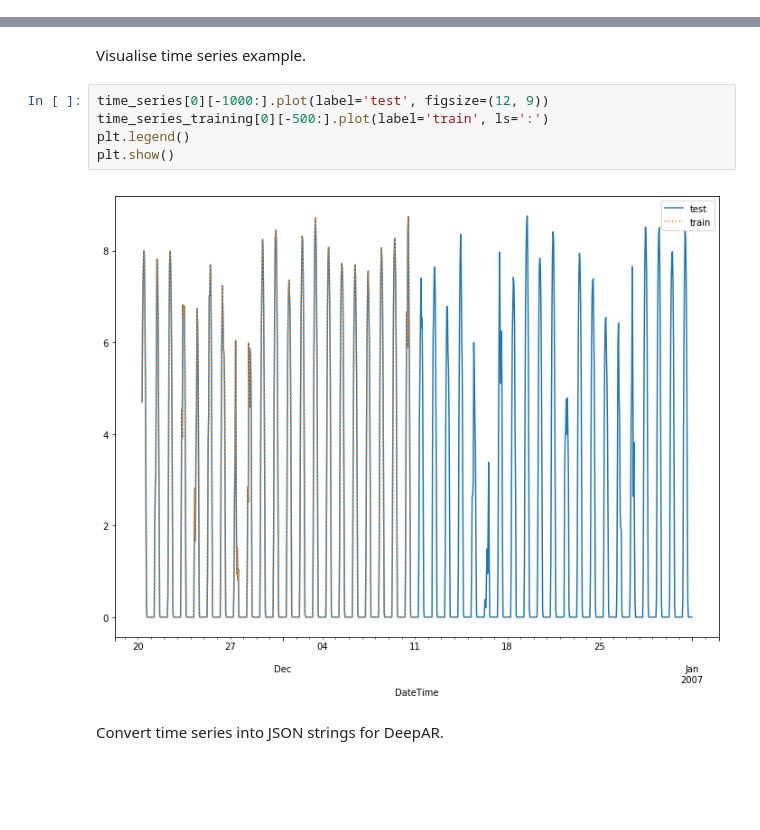
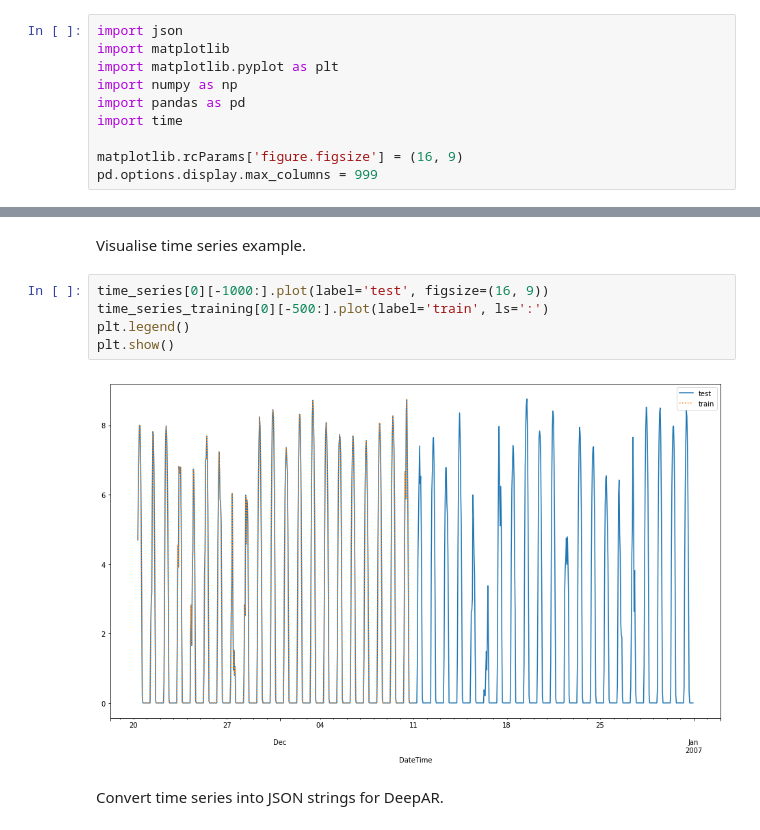
Before and after one commit to AidanCooper/forecasting, a Jupyter notebook: DeepAR/california-solar-power.ipynb, the cells around one changed output, grey strips where cells are left out. Saved outputs shown, nothing was run; the diff lists cells and outputs as text; blank space fills up the shorter version.

```diff
--- a/DeepAR/california-solar-power.ipynb
+++ b/DeepAR/california-solar-power.ipynb
@@ -14,3 +7,13 @@ import matplotlib.pyplot as plt
+# %%
+import json
+import matplotlib
+import matplotlib.pyplot as plt
+import numpy as np
+import pandas as pd
+import time
+
+matplotlib.rcParams['figure.figsize'] = (16, 9)
+pd.options.display.max_columns = 999
 # %%
 import boto3
 import s3fs
@@ -81,12 +84,12 @@ for ts in df.columns:
 # %% [markdown]
 Visualise time series example.
 # %%
-time_series[0][-1000:].plot(label='test', figsize=(12, 9))
+time_series[0][-1000:].plot(label='test', figsize=(16, 9))
 time_series_training[0][-500:].plot(label='train', ls=':')
 plt.legend()
 plt.show()
 # %% [output]
-[figure, old version]
+[figure, new version]
 # %% [markdown]
 Convert time series into JSON strings for DeepAR.
 # %%
```
Also changed, not shown: parts of 29 cells of this notebook, 47 other files.
